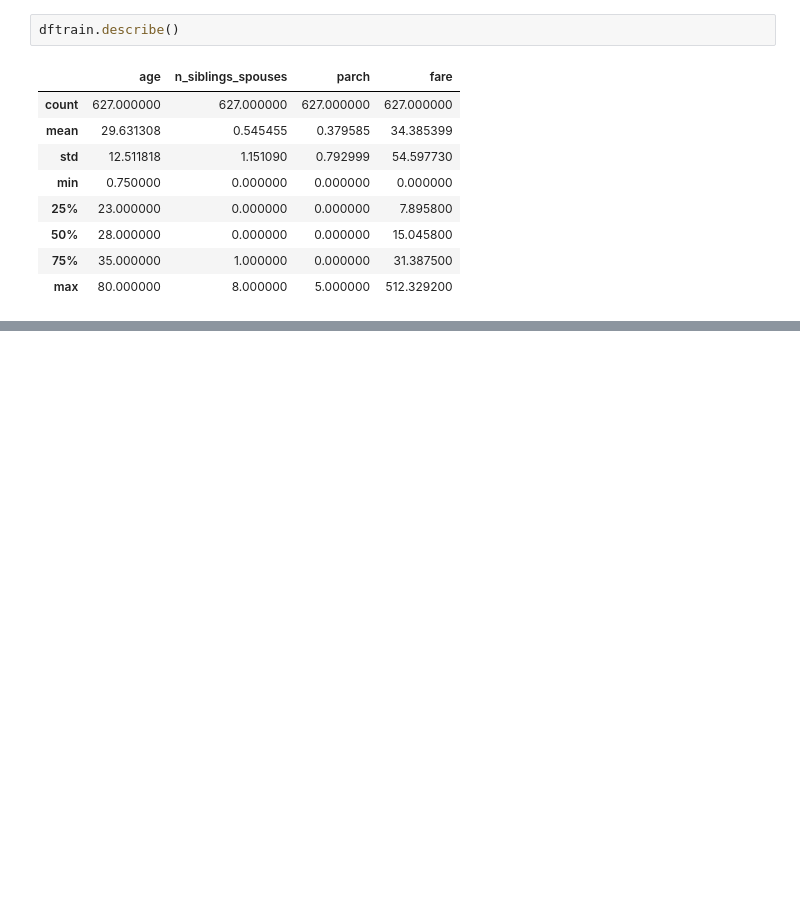
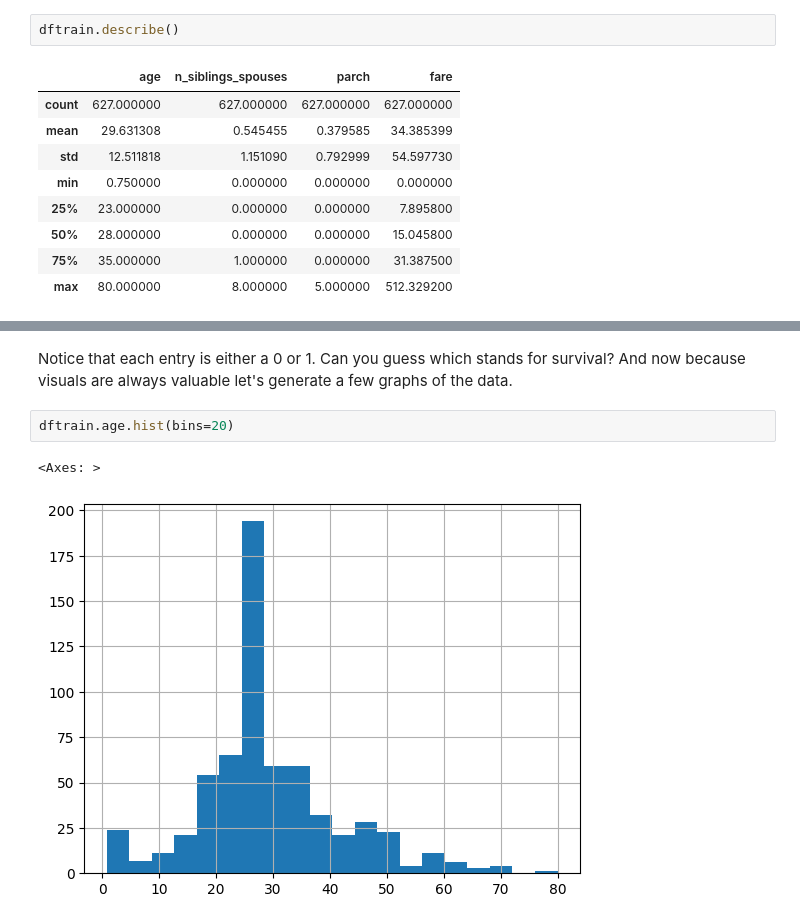
Before and after one commit to CharlieWalkerHimanshu/TensorFlow, a Jupyter notebook: Core_Learning_Algorithms_by_Himanshu.ipynb, the cells around one changed output, grey strips where cells are left out. Cells and saved outputs as stored; diff of their text form; blank space fills up the shorter version.

```diff
--- a/Core_Learning_Algorithms_by_Himanshu.ipynb
+++ b/Core_Learning_Algorithms_by_Himanshu.ipynb
@@ -134,0 +154,8 @@ dftrain.describe()
+# %% [markdown]
+Notice that each entry is either a 0 or 1. Can you guess which stands for survival?
+And now because visuals are always valuable let's generate a few graphs of the data.
+# %%
+dftrain.age.hist(bins=20)
+# %% [output]
+<Axes: >
+[figure, added]
```
Also changed, not shown: parts of 10 cells of this notebook.
